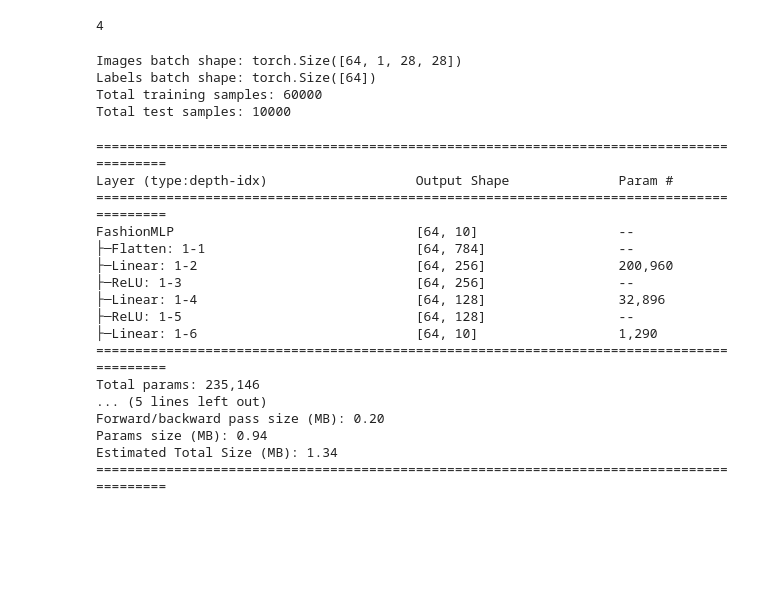
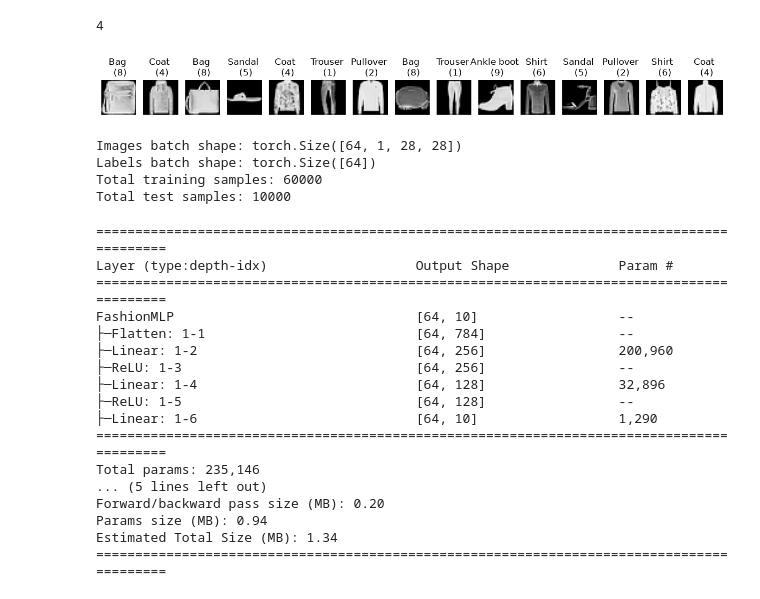
Before and after one commit to vaibhavgarg1982/DSAI-teaching, a Jupyter notebook: 0400_fashionMnistFC.ipynb, the cells around one changed output. Cells and saved outputs as stored; diff of their text form; code cells hidden in the pictures; blank space fills up the shorter version.

Commit message:
added function to display sample data from train and test datasets

```diff
--- a/0400_fashionMnistFC.ipynb
+++ b/0400_fashionMnistFC.ipynb
@@ -34,6 +34,37 @@ train_loader = DataLoader(train_dataset,
 test_loader = DataLoader(test_dataset,
                          batch_size=64,
                          shuffle=False)
+# %%
+def display_samples(dataset, num_samples=15):
+    import matplotlib.pyplot as plt
+    import numpy as np
+    classes = [
+    "T-shirt",
+    "Trouser",
+    "Pullover",
+    "Dress",
+    "Coat",
+    "Sandal",
+    "Shirt",
+    "Sneaker",
+    "Bag",
+    "Ankle boot",
+]
+    # Get random samples from the dataset
+    indices = np.random.choice(len(dataset), num_samples, replace=False)
+    samples = [dataset[i] for i in indices]
+
+    # Create a grid of images
+    fig, axes = plt.subplots(1, num_samples, figsize=(15, 2))
+    for ax, (image, label) in zip(axes, samples):
+        ax.imshow(image.squeeze(), cmap='gray')
+        ax.axis('off')
+        ax.set_title(f"{classes[label]} \n ({label})")
+    plt.show()
+
+display_samples(train_dataset, num_samples=15)
+# %% [output]
+[figure, added]
 # %%
 # shapes of the data
 for images, labels in train_loader:
```
